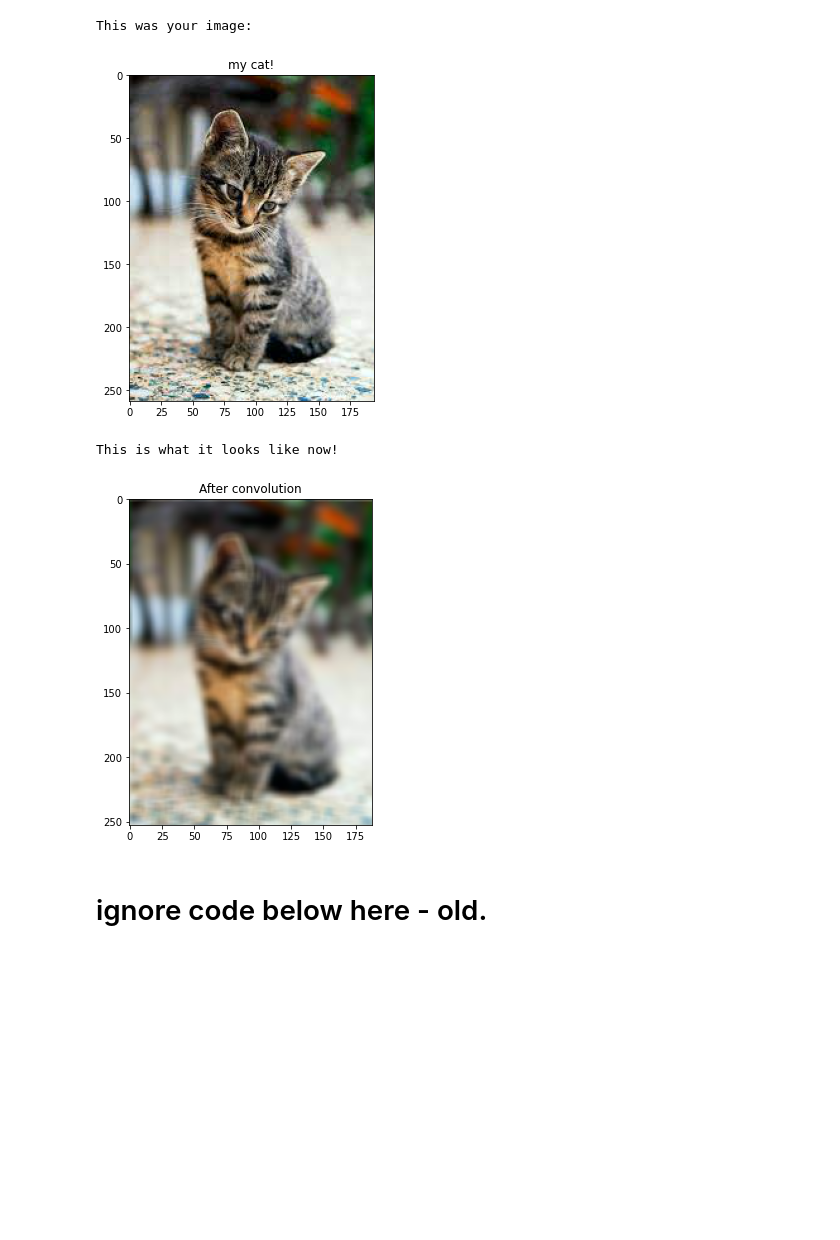
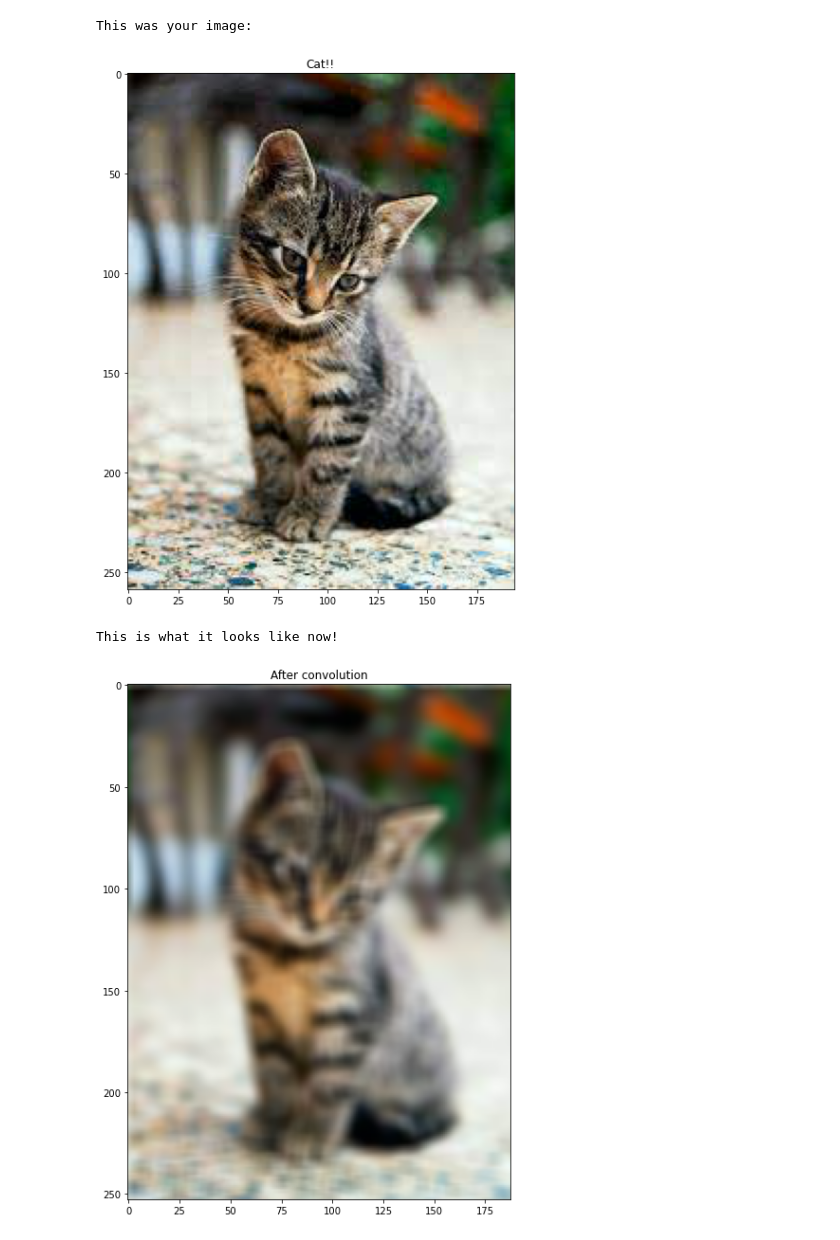
Before and after one commit to jakelourie1502/Computer-Vision, a Jupyter notebook: convolution_attempt.ipynb, the cells around one changed output. Drawn from its saved outputs; the diff is of its cells as text; code cells hidden in the pictures; blank space fills up the shorter version.

```diff
--- a/convolution_attempt.ipynb
+++ b/convolution_attempt.ipynb
@@ -18,12 +25,13 @@ def turn_image_into_vector(file):
     image = Image.open(file) #use the Image.open() to open the file, but not do anything with it.
 
     rgb_array_of_image = np.array(image) #turn the image into a vector
+    rgb_array_of_image = rgb_array_of_image.astype(np.int32)
 
     #print(f"What we have here is {rgb_array_of_image.shape[0]} x {rgb_array_of_image.shape[1]} image, with {rgb_array_of_image.shape[2]} colours in the palette"  ) #shows you what you have got getting rid of this for now
     return(rgb_array_of_image)
 
 #function two - gets a vector and displays an image
-def display_image(vector, title, size=(10,6)):
+def display_image(vector, title, size=(14,10)):
     fig = plt.figure(figsize=size)
     plt.imshow(vector)
     plt.title(title)
@@ -36,16 +44,23 @@ def display_image(vector, title, size=(10,6)):
 class Blur_convolution():
 
 #that class can have one of three names for now (e.g. blur, contract or edge detection) and a side length
-    def __init__(self, length = 5, smooth = 'Gaussian', variance = 1):
+    def __init__(self, length=5, type='blur', smooth='Gaussian', variance=1):
             self.length = length
-            self.smoother = smooth
-            if smooth == 'Gaussian':
-                self.variance = variance
-                self.convol_array = self._create_gauss_matrix()
+            if type == 'blur':
 
-            else:
-                #this is just a really simple flat matrix
-                self.convol_array = np.zeros((length,length)) + 1/(length**2)
+                self.smoother = smooth
+                if smooth == 'Gaussian':
+                    self.variance = variance
+                    self.convol_array = self._create_gauss_matrix()
+
+                else:
+                    #this is just a really simple flat matrix
+                    self.convol_array = np.zeros((length,length)) + 1/(length**2)
+            elif type == 'contrast':
+                self.convol_array = np.zeros((self.length,self.length)) -0.9
+                self.convol_array[int((self.length-1)/2)][int((self.length-1)/2)] = 5.5
+                print(self.convol_array)
+
     def _create_gauss_matrix(self):
             #Gaussian formula: (1/2.pi) * exp((-1/2)*(x-µ)T * (x-µ) )
 
@@ -97,15 +112,19 @@ class Blur_convolution():
                                     value_of_cell_to_be_calculated += image[int(row_in_calc),int(col_in_calc),palette] * self.convol_array[row_idx_for_convol_matrix,col_idx_for_convol_matrix]
 
                             #Then, set that cell of the new_image to that value.
-                            new_image[row_idx,col_idx,palette] = value_of_cell_to_be_calculated
+                            new_image[row_idx,col_idx,palette] = max(0,min(value_of_cell_to_be_calculated,255))
 
             return new_image[:-(self.length-1),:-(self.length-1),:] #cuts off the now black cells round the edge
 
 #OK, now what's the order of running things:
-def end_to_end_image_blur_function(file, length = 'auto', image_name = 'Original', smoothing = 'Gaussian', variance = 1,  padding = False):
+def end_to_end_image_blur_function(file, type = 'blur', length = 'auto', image_name = 'Original', smoothing = 'Gaussian', variance = 1,  padding = False):
 
     #first thing is turn image into vector
     vector_of_image = turn_image_into_vector(file)
+
+    #print the original iamge
+    print(f"This was your image:\n")
+    display_image(vector_of_image,image_name,)
 
     #next thing is create a length for the convoluter if length is 'auto'
     if length == 'auto':
@@ -114,24 +133,19 @@ def end_to_end_image_blur_function(file, length = 'auto', image_name = 'Original
         print(f"we automatically chose for you a {length} by {length} matrix")
 
     #then we need to initialise a Blur_convolution object
-    blurrer = Blur_convolution(length = length, smooth = smoothing, variance = variance)
+    blurrer = Blur_convolution(length = length, type = type, smooth = smoothing, variance = variance)
 
     #then we need to run the transform_image function of blurrer which returns a new vector
     blurred_vector = blurrer.transform_image(vector_of_image,padding = padding)
 
-    print(f"This was your image:\n")
-    display_image(vector_of_image,image_name)
-
+    #then print the new image
     print(f"\nThis is what it looks like now!\n")
     display_image(blurred_vector,'After convolution')
 # %%
-file = 'Cat_image.jpeg' #load image destination into file variable
-
-end_to_end_image_blur_function(file, smoothing = 'flat',length = 7, image_name = "my cat!")
+myfile = '/Users/jacoblourie/computer_vision/Cat_image.jpeg'
+end_to_end_image_blur_function(myfile, smoothing = 'flat',length = 7, image_name = "Cat!!")
 # %% [output]
 This was your image:
-[figure, old version]
+[figure, new version]
 This is what it looks like now!
-[figure, old version]
+[figure, new version]
-# %% [markdown]
-# ignore code below here - old.
```
Also changed, not shown: parts of 9 cells of this notebook.
